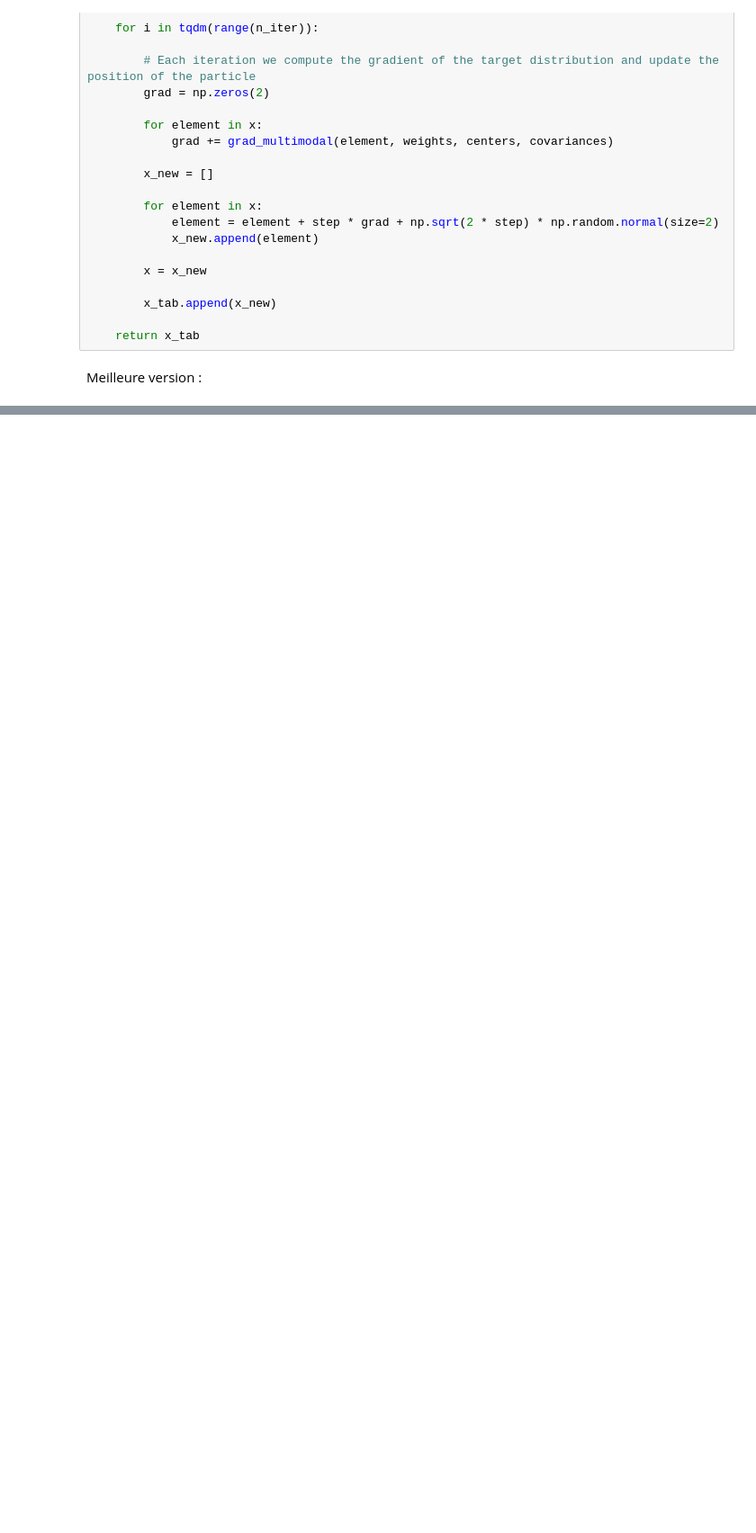
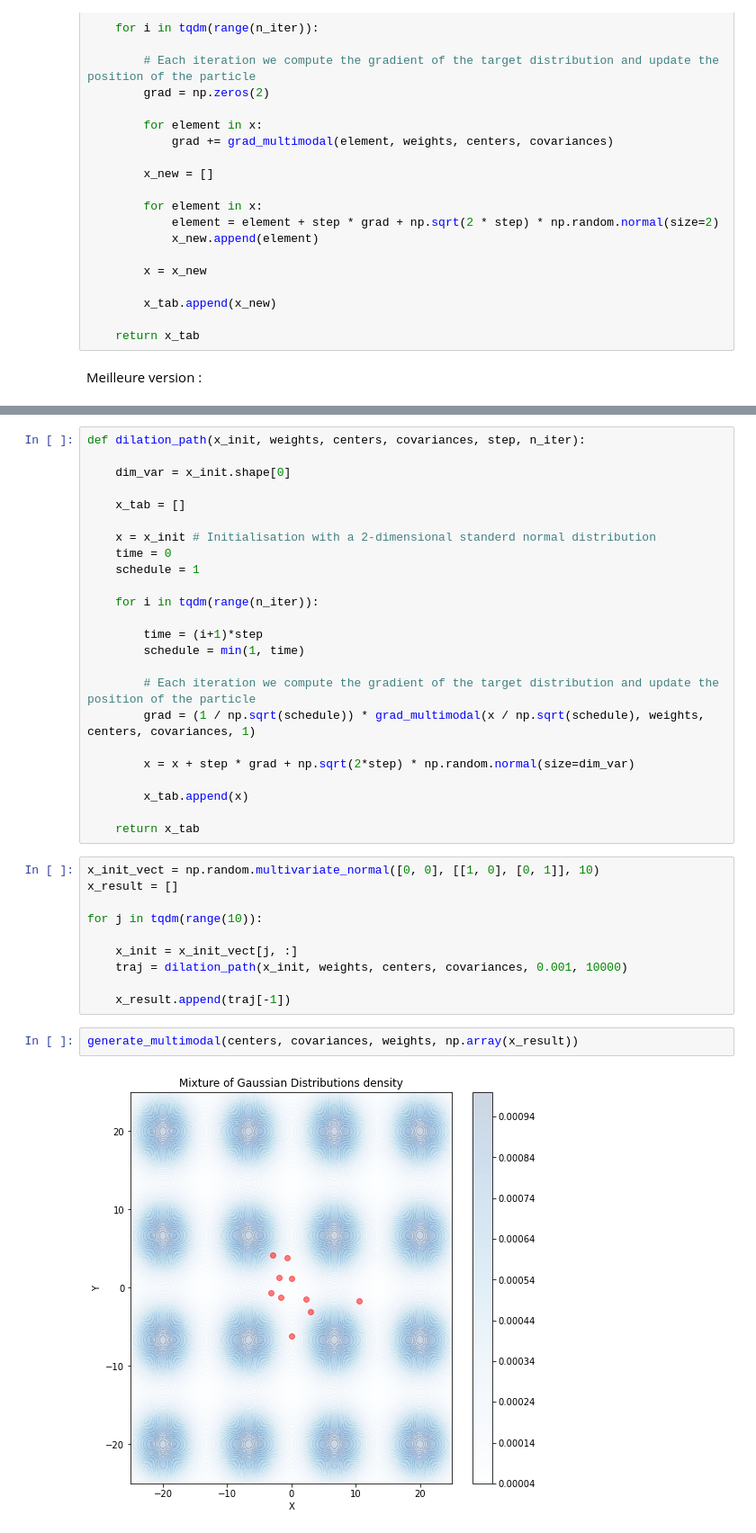
Before and after one commit to PyTomSss/Research_Project-Imperial_College, a Jupyter notebook: Dilation_path_experiment.ipynb, the cells around one changed output, grey strips where cells are left out. Shown at 90% size. Saved outputs shown, nothing was run; the diff lists cells and outputs as text; blank space fills up the shorter version.

```diff
--- a/Dilation_path_experiment.ipynb
+++ b/Dilation_path_experiment.ipynb
@@ -332,0 +357,38 @@ generate_multimodal(centers, covariances, weights, np.array(x_result))
+# %%
+def dilation_path(x_init, weights, centers, covariances, step, n_iter):
+
+    dim_var = x_init.shape[0]
+
+    x_tab = []
+
+    x = x_init # Initialisation with a 2-dimensional standerd normal distribution
+    time = 0
+    schedule = 1
+
+    for i in tqdm(range(n_iter)):
+
+        time = (i+1)*step
+        schedule = min(1, time)
+
+        # Each iteration we compute the gradient of the target distribution and update the position of the particle
+        grad = (1 / np.sqrt(schedule)) * grad_multimodal(x / np.sqrt(schedule), weights, centers, covariances, 1)
+
+        x = x + step * grad + np.sqrt(2*step) * np.random.normal(size=dim_var)
+
+        x_tab.append(x)
+
+    return x_tab
+# %%
+x_init_vect = np.random.multivariate_normal([0, 0], [[1, 0], [0, 1]], 10)
+x_result = []
+
+for j in tqdm(range(10)):
+
+    x_init = x_init_vect[j, :]
+    traj = dilation_path(x_init, weights, centers, covariances, 0.001, 10000)
+
+    x_result.append(traj[-1])
+# %%
+generate_multimodal(centers, covariances, weights, np.array(x_result))
+# %% [output]
+[figure, added]
```
Also changed, not shown: parts of 19 cells of this notebook.
